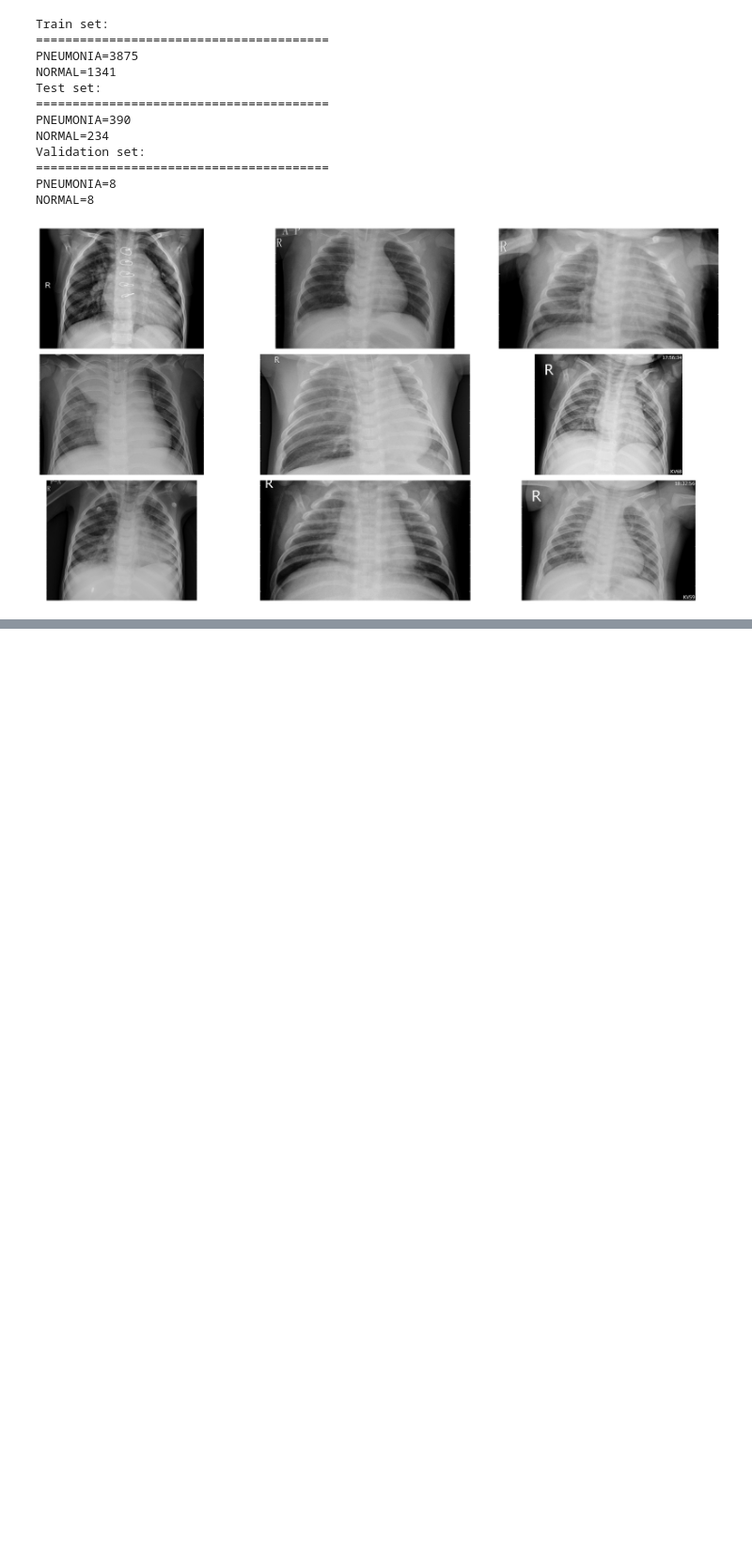
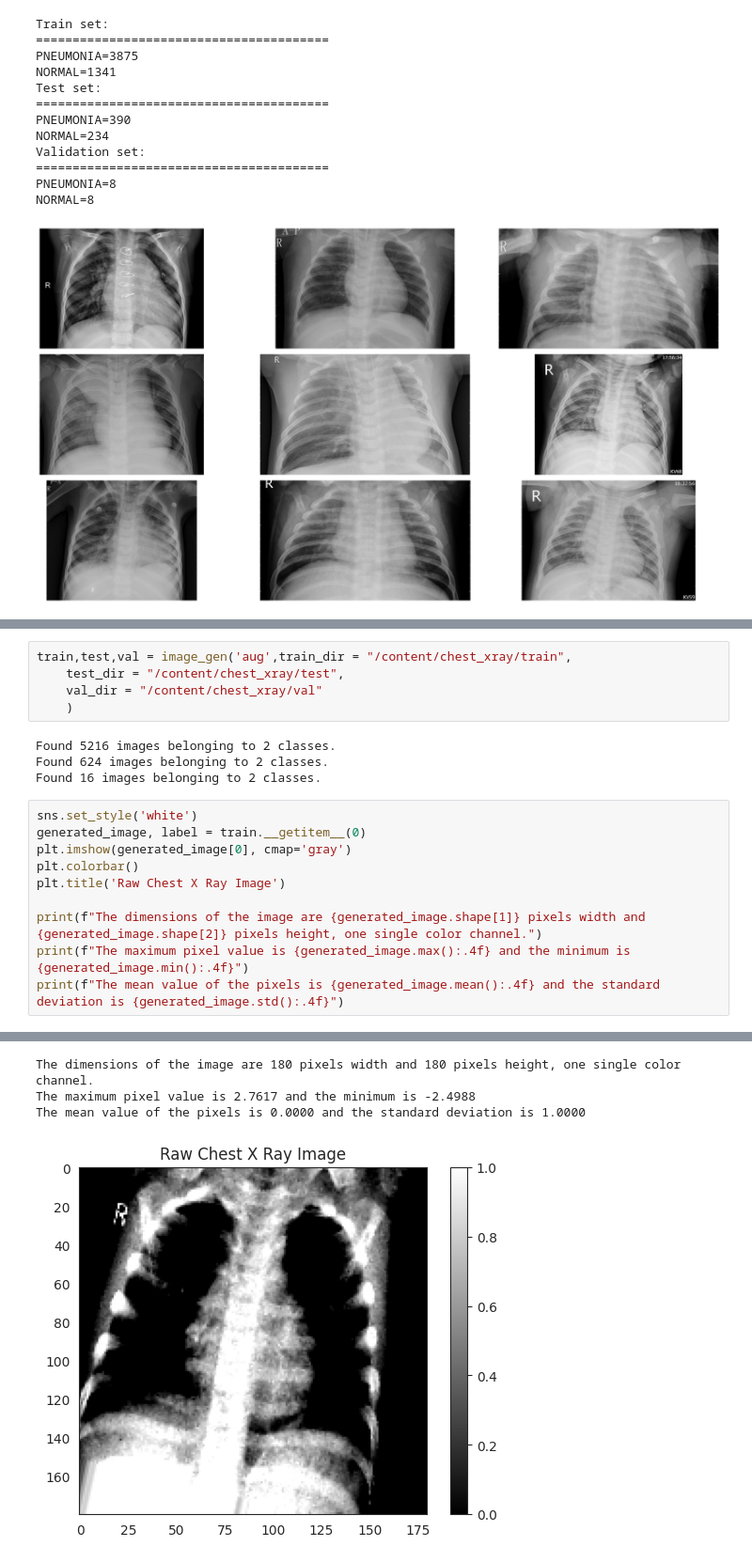
Before and after one commit to MahmoudMagdy404/Pneumonia-Diagnosis-with-CNN-Transfer-Learning, a Jupyter notebook: Pneumonia.ipynb, the cells around one changed output, grey strips where cells are left out. Shown at 94% size. Cells and saved outputs as stored; diff of their text form; blank space fills up the shorter version.

```diff
--- a/Pneumonia.ipynb
+++ b/Pneumonia.ipynb
@@ -125,0 +183,20 @@ The mean value of the pixels is 163.9797 and the standard deviation is 67.5380
+# %%
+train,test,val = image_gen('aug',train_dir = "/content/chest_xray/train",
+    test_dir = "/content/chest_xray/test",
+    val_dir = "/content/chest_xray/val"
+    )
+# %% [output]
+Found 5216 images belonging to 2 classes.
+Found 624 images belonging to 2 classes.
+Found 16 images belonging to 2 classes.
+# %%
+sns.set_style('white')
+generated_image, label = train.__getitem__(0)
+plt.imshow(generated_image[0], cmap='gray')
+plt.colorbar()
+plt.title('Raw Chest X Ray Image')
+
+print(f"The dimensions of the image are {generated_image.shape[1]} pixels width and {generated_image.shape[2]} pixels height, one single color channel.")
+print(f"The maximum pixel value is {generated_image.max():.4f} and the minimum is {generated_image.min():.4f}")
+print(f"The mean value of the pixels is {generated_image.mean():.4f} and the standard deviation is {generated_image.std():.4f}")
+# %% [output]
@@ -125,0 +204,4 @@ The mean value of the pixels is 163.9797 and the standard deviation is 67.5380
+The dimensions of the image are 180 pixels width and 180 pixels height, one single color channel.
+The maximum pixel value is 2.7617 and the minimum is -2.4988
+The mean value of the pixels is 0.0000 and the standard deviation is 1.0000
+[figure, added]
```
Also changed, not shown: parts of 24 cells of this notebook.
